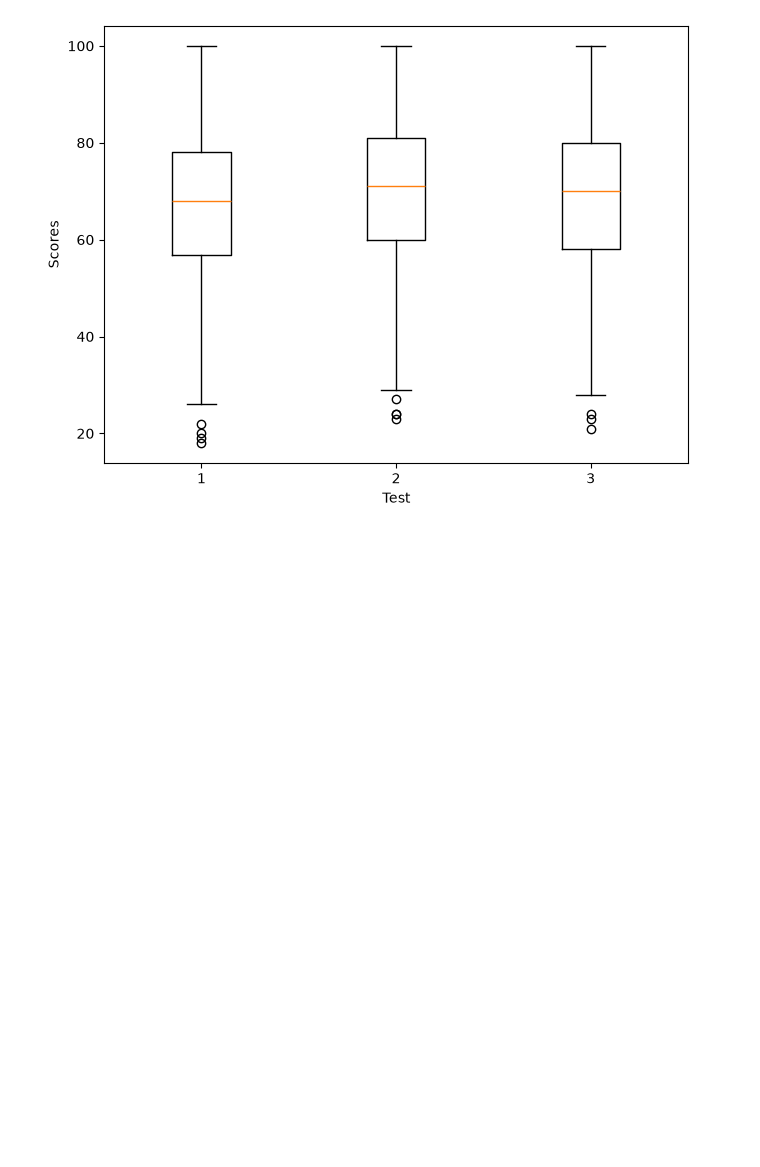
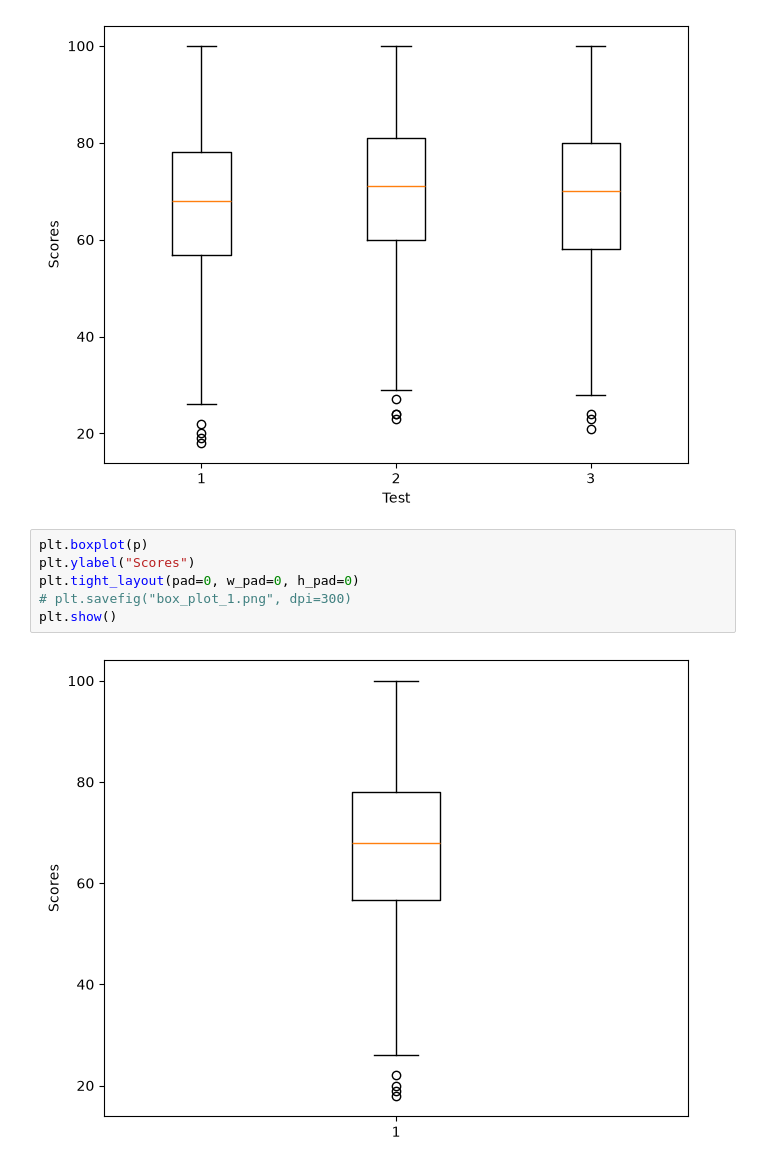
Before and after one commit to Gyu007/deeplearning_math, a Jupyter notebook: Ch04_통계/3_분위수와상자그림.ipynb, the cells around one changed output. Drawn from its saved outputs; the diff is of its cells as text; blank space fills up the shorter version.

```diff
--- a/Ch04_통계/3_분위수와상자그림.ipynb
+++ b/Ch04_통계/3_분위수와상자그림.ipynb
@@ -57,3 +57,11 @@ plt.tight_layout(pad=0, w_pad=0, h_pad=0)
 plt.show()
 # %% [output]
 [figure]
+# %%
+plt.boxplot(p)
+plt.ylabel("Scores")
+plt.tight_layout(pad=0, w_pad=0, h_pad=0)
+# plt.savefig("box_plot_1.png", dpi=300)
+plt.show()
+# %% [output]
+[figure, added]
```
Also changed, not shown: 2 other files.
